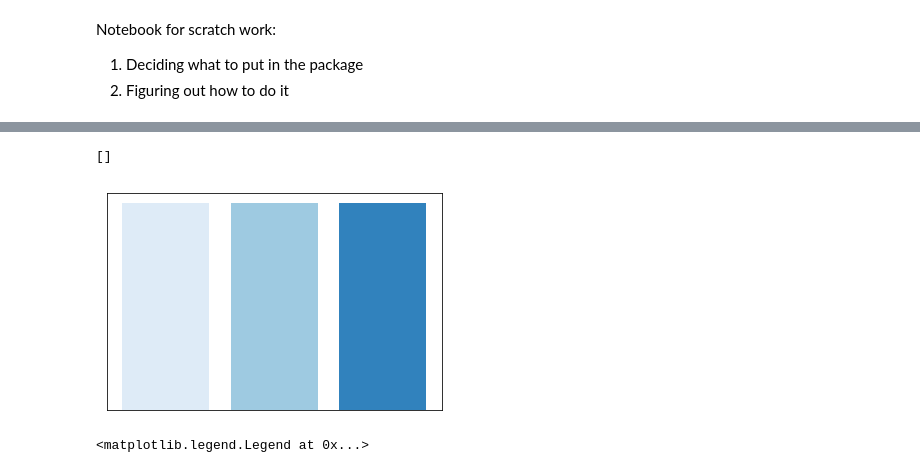
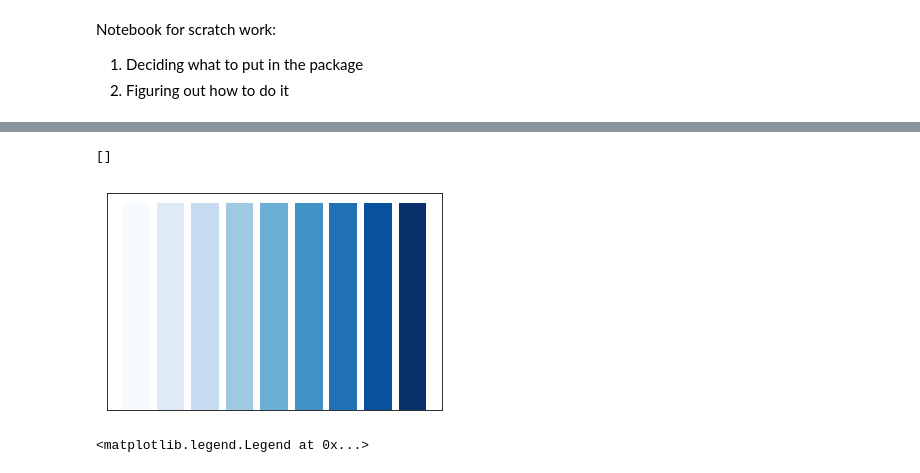
Before and after one commit to Ecboxer/inkrement, a Jupyter notebook: scratch.ipynb, the cells around one changed output, grey strips where cells are left out. Saved outputs shown, nothing was run; the diff lists cells and outputs as text; code cells hidden in the pictures.

```diff
--- a/scratch.ipynb
+++ b/scratch.ipynb
@@ -10,3 +12,6 @@ Notebook for scratch work:
 # %%
 x = np.random.normal(0, 1, 1000)
 y = np.random.normal(0, 1, 1000)
+# %%
+blues = palettable.colorbrewer.sequential.Blues_9.mpl_colors
+blues
@@ -13,12 +28,12 @@ y = np.random.normal(0, 1, 1000)
 # %%
 fig = plt.figure()
 axs = fig.add_subplot(1, 1, 1)
-axs.bar([1, 2, 3], [1, 1, 1], color=['#deebf7', '#9ecae1', '#3182bd'])
+axs.bar(range(1, 10), [1], color=blues)
 axs.axes.get_xaxis().set_ticks([])
 axs.axes.get_yaxis().set_ticks([])
 # %% [output]
 []
-[figure, old version]
+[figure, new version]
 # %%
 fig, axs = plt.subplots()
 axs.scatter(x[:100], y[:100], color='#3182bd')
```
Also changed, not shown: parts of 9 cells of this notebook.
